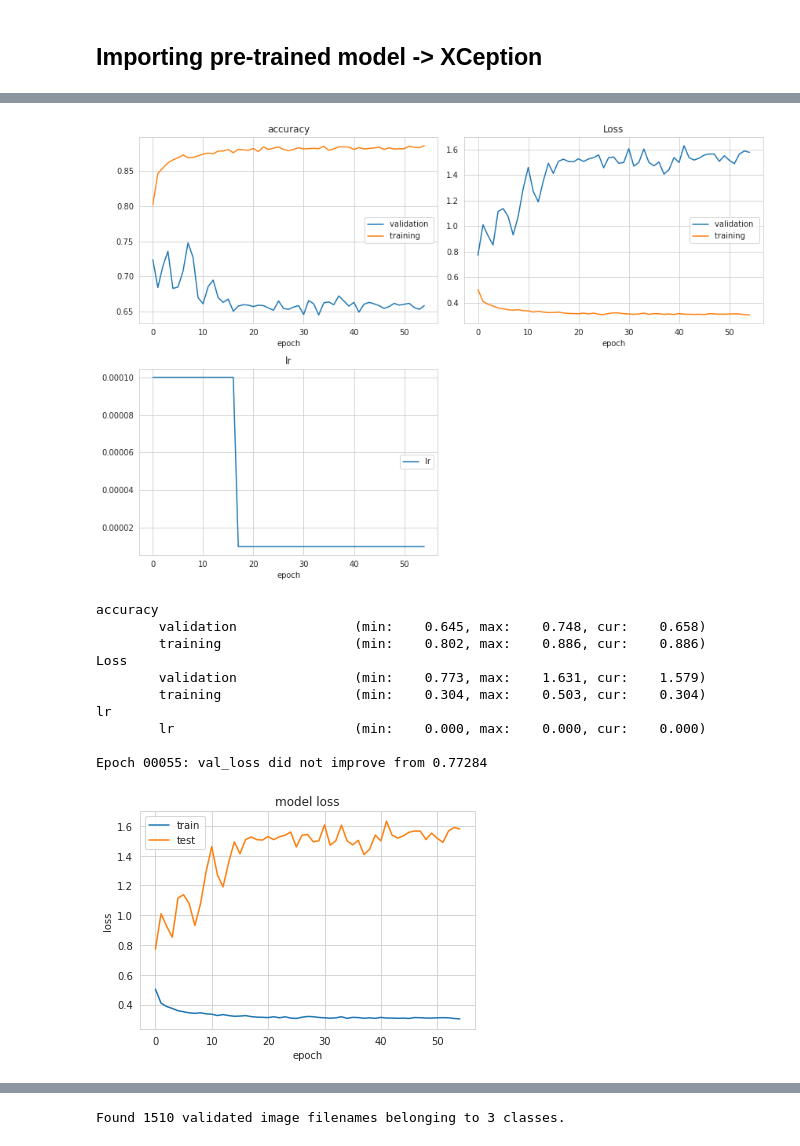
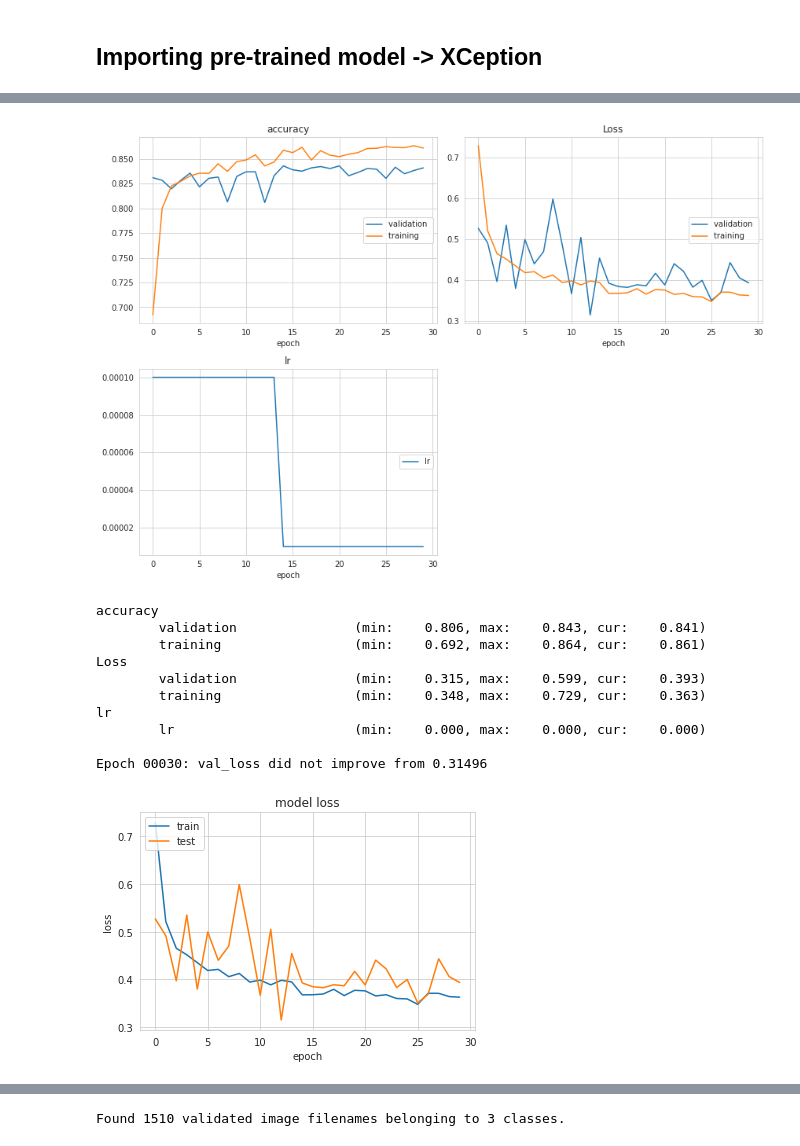
Before and after one commit to pimonteiro/Covid-19-Detector, a Jupyter notebook: models/XCeption/Covid_19_XCeption.ipynb, the cells around one changed output, grey strips where cells are left out. Saved outputs shown, nothing was run; the diff lists cells and outputs as text; code cells hidden in the pictures.

Commit message:
the architecture the xceptions (#3)

```diff
--- a/models/XCeption/Covid_19_XCeption.ipynb
+++ b/models/XCeption/Covid_19_XCeption.ipynb
@@ -297,10 +102,7 @@ from keras.preprocessing.image import ImageDataGenerator
 batch_size = 32 #10
 
 train_generator = ImageDataGenerator(
-    rescale=1/255,
-    rotation_range=15,
-    shear_range=0.2,
-    zoom_range=0.2
+    rescale=1/255
 )
 
 test_generator = ImageDataGenerator(
@@ -310,7 +112,7 @@ test_generator = ImageDataGenerator(
 train_set = train_generator.flow_from_dataframe(
     dataframe=train_data,
     x_col='image',
-    directory="data/train/",
+    directory="train/",
     y_col='result',
     shuffle=True,
     target_size=(image_width, image_height),
@@ -321,33 +123,11 @@ train_set = train_generator.flow_from_dataframe(
 test_set = test_generator.flow_from_dataframe(
     dataframe=test_data,
     x_col='image',
-    directory="data/test/",
+    directory="test/",
     y_col='result',
     shuffle=False,
     target_size=(image_width, image_height),
     batch_size = batch_size,
     class_mode='categorical'
 )
-
-
-covid_balancer_generator = BalanceCovidDataset(
-        data_dir="data",
-        csv_file="drive/My Drive/train_split_v3.txt",
-        batch_size=32,
-        input_shape=(224, 224),
-        covid_percent=0.3,
-        class_weights=[1., 1., 6],
-        top_percent=0.08
-)
-
-test_set_balancer = test_generator.flow_from_dataframe(
-    dataframe=test_data,
-    x_col='image',
-    directory="data/test/",
-    y_col='result',
-    shuffle=False,
-    target_size=(224, 224),
-    batch_size = 32,
-    class_mode='categorical'
-)
 # %% [output]
@@ -468,7 +443,7 @@ import matplotlib.pyplot as plt
 from keras.layers import Input, Flatten, Dense, Dropout, GlobalAveragePooling2D
 import keras
 from keras.models import Model
-from keras.optimizers import Adam
+from keras.optimizers import Adam, SGD
 
 image_height = 299
 image_width = 299
@@ -476,18 +451,20 @@ image_width = 299
 
 xception = keras.applications.Xception(weights='imagenet',include_top=False, input_shape = (image_width, image_height, 3))
 
+for layer in xception.layers[:132]:
+    layer.trainable = False
 
 new_model = xception.output
 new_model = GlobalAveragePooling2D()(new_model)
-new_model = Dense(128, activation='relu')(new_model)
+new_model = Dropout(0.5)(new_model)
+new_model = Dense(1024, activation='relu')(new_model)
 new_model = Dropout(0.5)(new_model)
 new_model = Dense(3, activation="softmax")(new_model)
 
 final_Model = Model(inputs=xception.input, outputs=new_model)
 
 
-for layer in final_Model.layers[:132]:
-    layer.trainable = False
+
 
 opt = Adam(learning_rate=0.0001)
 final_Model.compile(optimizer=opt, loss='categorical_crossentropy', metrics=['accuracy'])
@@ -517,8 +494,8 @@ from keras.callbacks import ReduceLROnPlateau, ModelCheckpoint, EarlyStopping
 from livelossplot import PlotLossesKeras
 import os
 
-no_of_epochs  = 55 #10
-path="/content/drive/My Drive/covid_runs/xception/"
+no_of_epochs  = 30 #10
+path="/content/drive/My Drive/covid_runs/xception/xception_balanced_2/"
 
 os.makedirs(path)
 json_model = final_Model.to_json()
@@ -543,40 +520,40 @@ history = final_Model.fit_generator(
     epochs = no_of_epochs,
     validation_data=test_set,
     callbacks=callbacks
 )
 
 final_Model.save_weights(path + "last_run.hdf5")
 
 # summarize history for accuracy
 plt.plot(history.history['accuracy'])
 plt.plot(history.history['val_accuracy'])
 plt.title('model accuracy')
 plt.ylabel('accuracy')
 plt.xlabel('epoch')
 plt.legend(['train', 'test'], loc='upper left')
 plt.savefig(path + "accuracy.png")
 # summarize history for loss
 plt.close()
 plt.plot(history.history['loss'])
 plt.plot(history.history['val_loss'])
 plt.title('model loss')
 plt.ylabel('loss')
 plt.xlabel('epoch')
 plt.legend(['train', 'test'], loc='upper left')
 plt.savefig(path + "loss.png")
 # %% [output]
-[figure, old version]
+[figure, new version]
 accuracy
-        validation               (min:    0.645, max:    0.748, cur:    0.658)
-        training                 (min:    0.802, max:    0.886, cur:    0.886)
+        validation               (min:    0.806, max:    0.843, cur:    0.841)
+        training                 (min:    0.692, max:    0.864, cur:    0.861)
 Loss
-        validation               (min:    0.773, max:    1.631, cur:    1.579)
-        training                 (min:    0.304, max:    0.503, cur:    0.304)
+        validation               (min:    0.315, max:    0.599, cur:    0.393)
+        training                 (min:    0.348, max:    0.729, cur:    0.363)
 lr
         lr                       (min:    0.000, max:    0.000, cur:    0.000)
 
-Epoch 00055: val_loss did not improve from 0.77284
+Epoch 00030: val_loss did not improve from 0.31496
-[figure, old version]
+[figure, new version]
 # %%
 ## Testing the Model
 # %%
```
Also changed, not shown: parts of 35 cells of this notebook, 17 other files.
